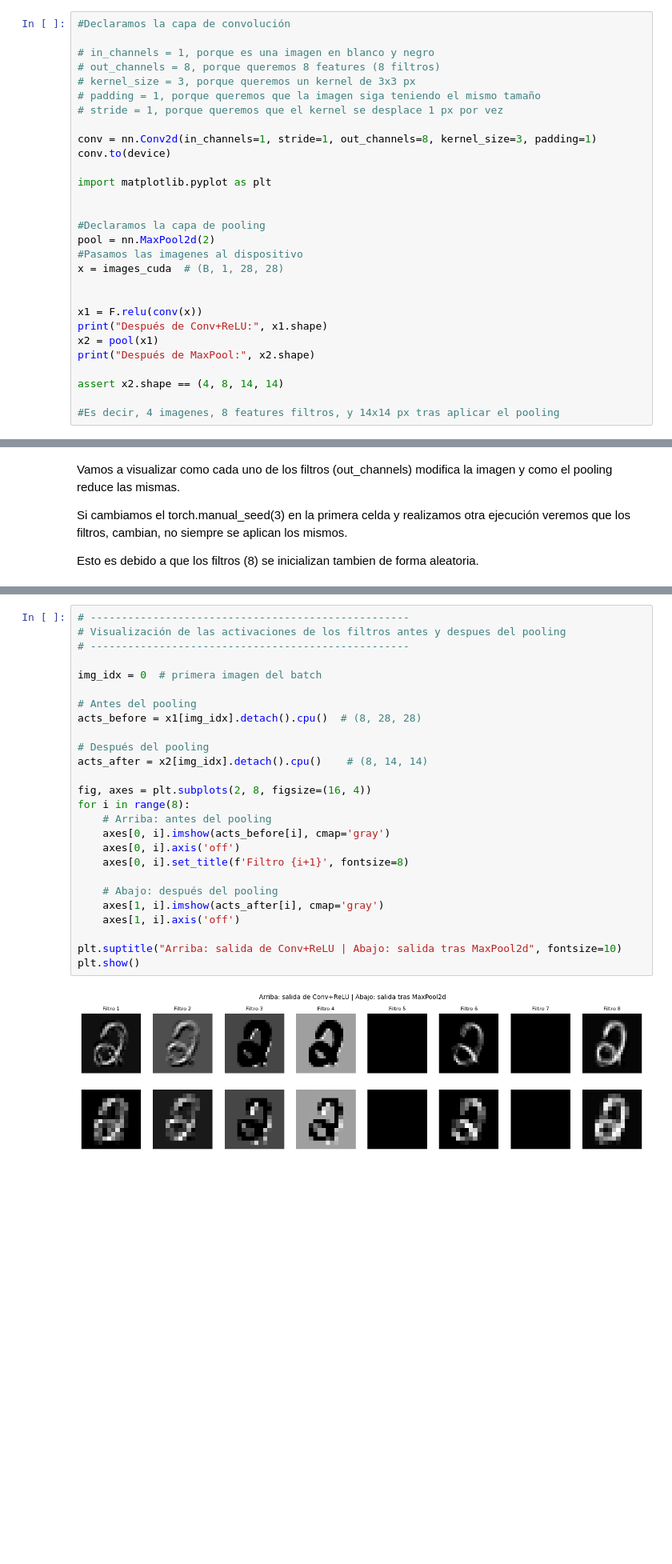
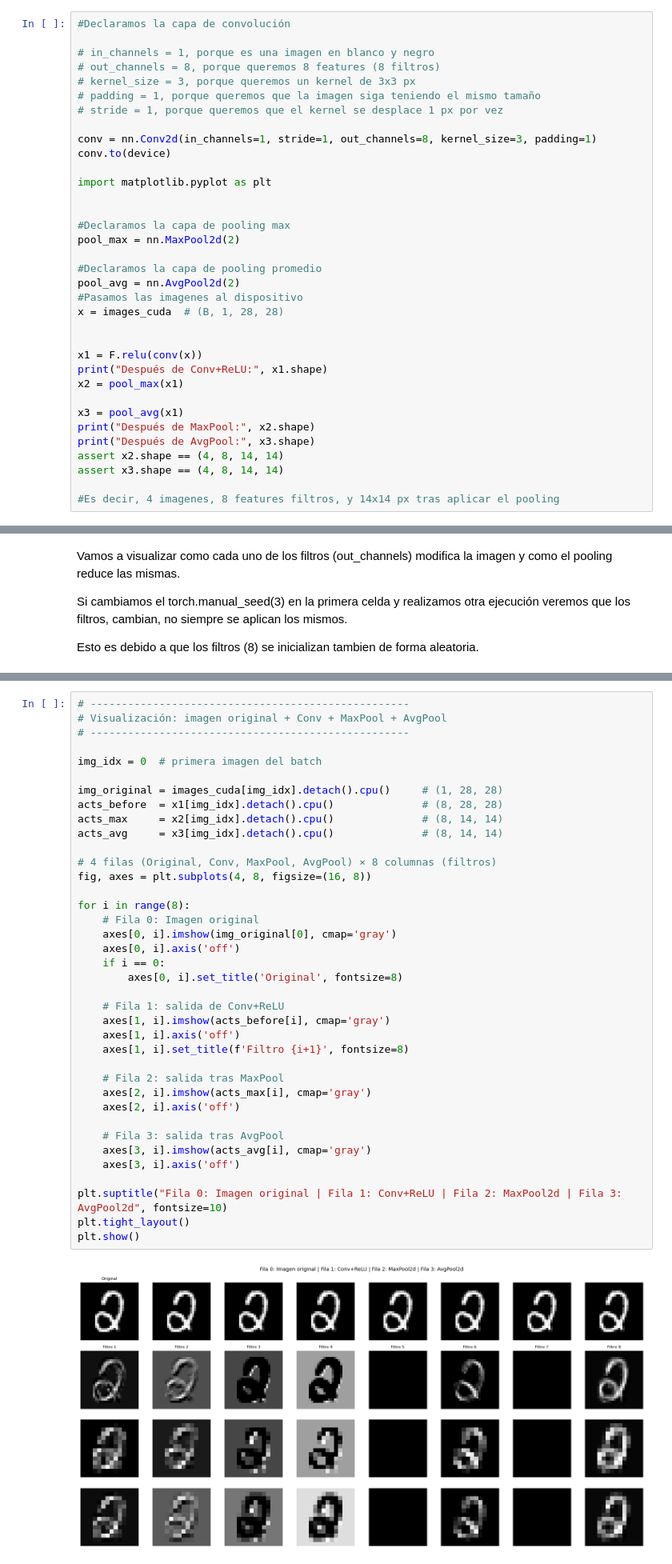
Before and after one commit to dorado-daniel/dl-notebooks, a Jupyter notebook: 2-Convolutional Neural Networks/01-CNNs-Kernels-Padding-Stride.ipynb, the cells around one changed output, grey strips where cells are left out. Shown: that part at 80% size. Saved outputs shown, nothing was run; the diff lists cells and outputs as text; blank space fills up the shorter version.

```diff
--- a/2-Convolutional Neural Networks/01-CNNs-Kernels-Padding-Stride.ipynb
+++ b/2-Convolutional Neural Networks/01-CNNs-Kernels-Padding-Stride.ipynb
@@ -85,18 +85,24 @@ conv.to(device)
 import matplotlib.pyplot as plt
 
 
-#Declaramos la capa de pooling
-pool = nn.MaxPool2d(2)
+#Declaramos la capa de pooling max
+pool_max = nn.MaxPool2d(2)
+
+#Declaramos la capa de pooling promedio
+pool_avg = nn.AvgPool2d(2)
 #Pasamos las imagenes al dispositivo
 x = images_cuda  # (B, 1, 28, 28)
 
 
 x1 = F.relu(conv(x))
 print("Después de Conv+ReLU:", x1.shape)
-x2 = pool(x1)
+x2 = pool_max(x1)
+
+x3 = pool_avg(x1)
 print("Después de MaxPool:", x2.shape)
-
+print("Después de AvgPool:", x3.shape)
 assert x2.shape == (4, 8, 14, 14)
+assert x3.shape == (4, 8, 14, 14)
 
 #Es decir, 4 imagenes, 8 features filtros, y 14x14 px tras aplicar el pooling
 # %% [output]
@@ -111,28 +126,40 @@ Esto es debido a que los filtros (8) se inicializan tambien de forma aleatoria.
 # %%
 # ---------------------------------------------------
-# Visualización de las activaciones de los filtros antes y despues del pooling
+# Visualización: imagen original + Conv + MaxPool + AvgPool
 # ---------------------------------------------------
 
 img_idx = 0  # primera imagen del batch
 
-# Antes del pooling
-acts_before = x1[img_idx].detach().cpu()  # (8, 28, 28)
+img_original = images_cuda[img_idx].detach().cpu()     # (1, 28, 28)
+acts_before  = x1[img_idx].detach().cpu()              # (8, 28, 28)
+acts_max     = x2[img_idx].detach().cpu()              # (8, 14, 14)
+acts_avg     = x3[img_idx].detach().cpu()              # (8, 14, 14)
 
-# Después del pooling
-acts_after = x2[img_idx].detach().cpu()    # (8, 14, 14)
+# 4 filas (Original, Conv, MaxPool, AvgPool) × 8 columnas (filtros)
+fig, axes = plt.subplots(4, 8, figsize=(16, 8))
 
-fig, axes = plt.subplots(2, 8, figsize=(16, 4))
 for i in range(8):
-    # Arriba: antes del pooling
-    axes[0, i].imshow(acts_before[i], cmap='gray')
+    # Fila 0: Imagen original
+    axes[0, i].imshow(img_original[0], cmap='gray')
     axes[0, i].axis('off')
-    axes[0, i].set_title(f'Filtro {i+1}', fontsize=8)
+    if i == 0:
+        axes[0, i].set_title('Original', fontsize=8)
 
-    # Abajo: después del pooling
-    axes[1, i].imshow(acts_after[i], cmap='gray')
+    # Fila 1: salida de Conv+ReLU
+    axes[1, i].imshow(acts_before[i], cmap='gray')
     axes[1, i].axis('off')
+    axes[1, i].set_title(f'Filtro {i+1}', fontsize=8)
 
-plt.suptitle("Arriba: salida de Conv+ReLU | Abajo: salida tras MaxPool2d", fontsize=10)
+    # Fila 2: salida tras MaxPool
+    axes[2, i].imshow(acts_max[i], cmap='gray')
+    axes[2, i].axis('off')
+
+    # Fila 3: salida tras AvgPool
+    axes[3, i].imshow(acts_avg[i], cmap='gray')
+    axes[3, i].axis('off')
+
+plt.suptitle("Fila 0: Imagen original | Fila 1: Conv+ReLU | Fila 2: MaxPool2d | Fila 3: AvgPool2d", fontsize=10)
+plt.tight_layout()
 plt.show()
 # %% [output]
-[figure, old version]
+[figure, new version]
```
Also changed, not shown: parts of 6 cells of this notebook.
